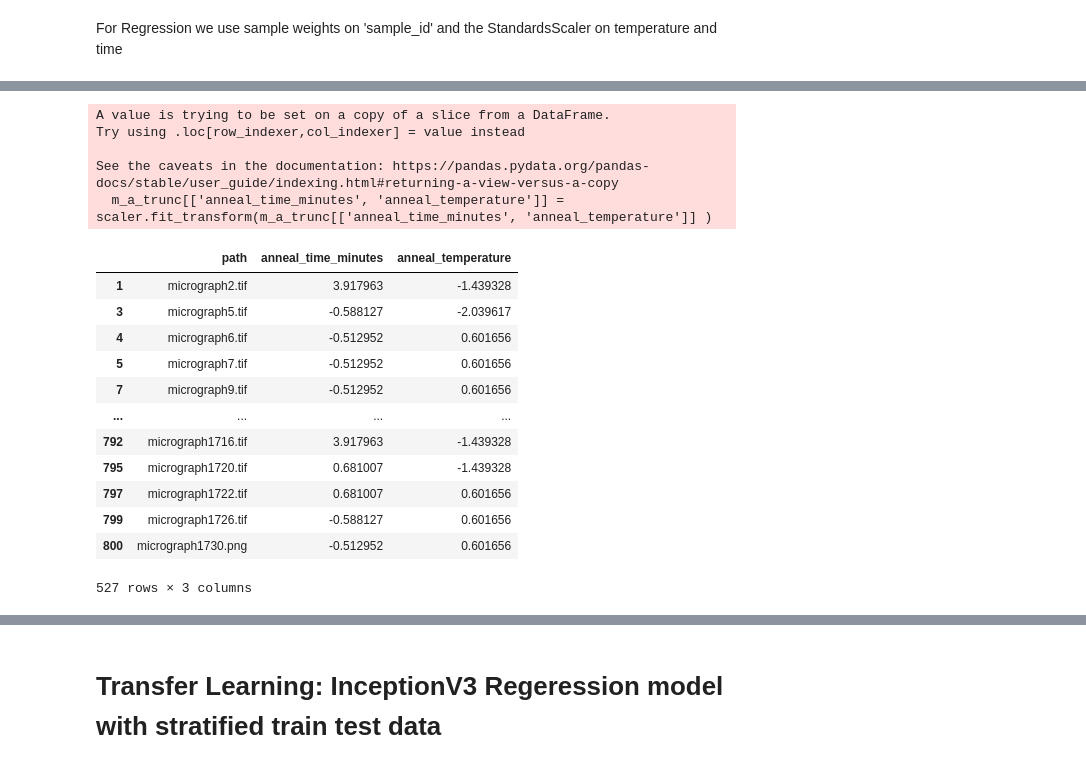
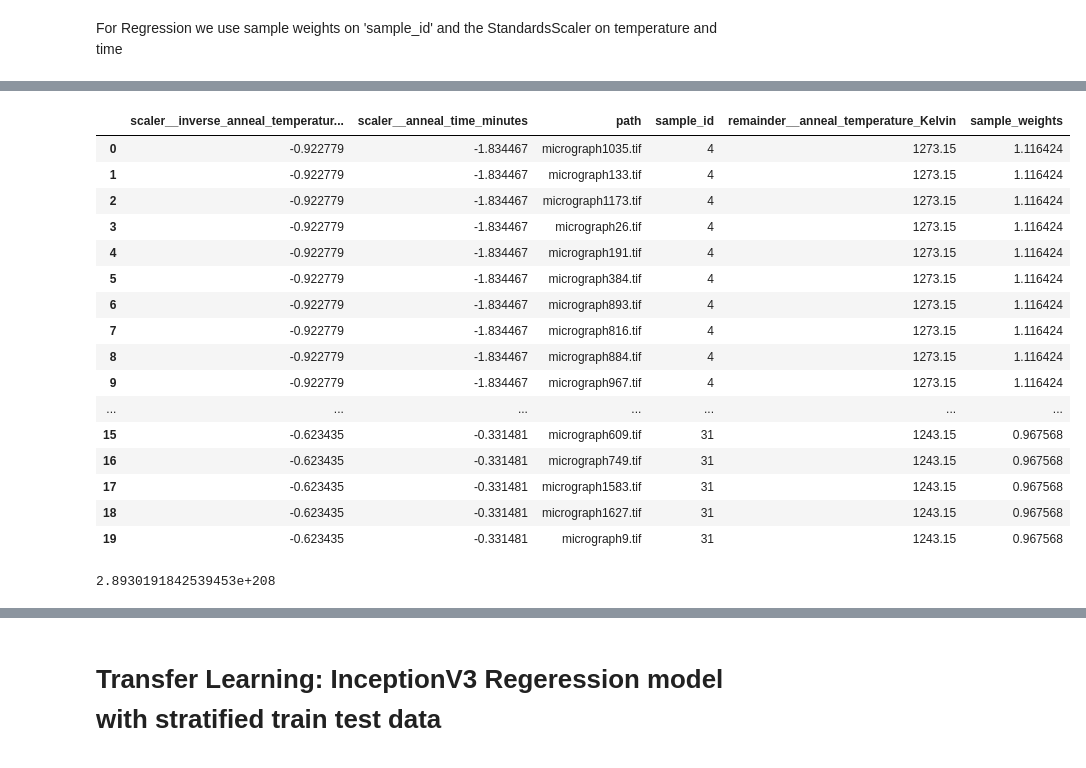
Before and after one commit to RobertGWolf/TDI-CapstoneProject, a Jupyter notebook: TDI-CapstoneProject.ipynb, the cells around one changed output, grey strips where cells are left out. Saved outputs shown, nothing was run; the diff lists cells and outputs as text; code cells hidden in the pictures.

```diff
--- a/TDI-CapstoneProject.ipynb
+++ b/TDI-CapstoneProject.ipynb
@@ -197,6 +295,7 @@ sample_weights = compute_class_weight(class_weight = 'balanced',
 
 SAMPLE_WEIGHTS = pd.DataFrame(zip(train_regression_preweight['sample_id'].unique(),sample_weights), columns = ['sample_id','sample_weights'])
 # %%
-train_regression = pd.merge(train_regression_preweight, SAMPLE_WEIGHTS, on = 'sample_id')
+train_regression_weights = pd.merge(train_regression_preweight, SAMPLE_WEIGHTS, on = 'sample_id')
+test_regression_weights = pd.merge(test_regression_preweight, SAMPLE_WEIGHTS, on = 'sample_id')
 # %%
-train_regression
+train_regression_weights['inverse_anneal_temperature_Kelvin'] = 1/train_regression_weights['anneal_temperature_Kelvin']
@@ -217,10 +304,17 @@ train_regression
+# %%
+train_regression_weights['log_log_time'] = np.log(train_regression_weights['anneal_time_minutes'])
+test_regression_weights['log_log_time'] = np.log(test_regression_weights['anneal_time_minutes'])
 # %%
-scaler = StandardScaler()
+ColScaler = ColumnTransformer([('scaler',StandardScaler(),[
+                                                           'anneal_time_minutes',
 
-m_a_trunc[['anneal_time_minutes', 'anneal_temperature']] = scaler.fit_transform(m_a_trunc[['anneal_time_minutes', 'anneal_temperature']] )
+                                                          ])],
+                              remainder = 'passthrough')
+
+ColScaler.set_output(transform ='pandas')
+
+train_regression = ColScaler.fit_transform(train_regression_weights)
+
+train_regression.rename(columns ={'remainder__path':'path',
+                         'remainder__sample_id':'sample_id',
+                         'remainder__sample_weights':'sample_weights'}, inplace = True)
-# %% [output]
-A value is trying to be set on a copy of a slice from a DataFrame.
-Try using .loc[row_indexer,col_indexer] = value instead
-
-See the caveats in the documentation: https://pandas.pydata.org/pandas-docs/stable/user_guide/indexing.html#returning-a-view-versus-a-copy
-  m_a_trunc[['anneal_time_minutes', 'anneal_temperature']] = scaler.fit_transform(m_a_trunc[['anneal_time_minutes', 'anneal_temperature']] )
@@ -226,0 +326,4 @@ See the caveats in the documentation: https://pandas.pydata.org/pandas-docs/stab
+# %%
+
+train_regression_weights['scaled temperature'] = train_regression_weights['anneal_temperature_Kelvin']/train_regression_weights['anneal_temperature_Kelvin'].max()
+train_regression = train_regression_weights[['path','sample_id','scaled temperature', 'anneal_time_minutes', 'sample_weights']]
@@ -227,16 +333,24 @@ See the caveats in the documentation: https://pandas.pydata.org/pandas-docs/stab
 # %%
-m_a_trunc
+train_regression.head(20)
 # %% [output]
-|  | path | anneal_time_minutes | anneal_temperature |
-| 1 | micrograph2.tif | 3.917963 | -1.439328 |
-| 3 | micrograph5.tif | -0.588127 | -2.039617 |
-| 4 | micrograph6.tif | -0.512952 | 0.601656 |
-| 5 | micrograph7.tif | -0.512952 | 0.601656 |
-| 7 | micrograph9.tif | -0.512952 | 0.601656 |
-| ... | ... | ... | ... |
-| 792 | micrograph1716.tif | 3.917963 | -1.439328 |
-| 795 | micrograph1720.tif | 0.681007 | -1.439328 |
-| 797 | micrograph1722.tif | 0.681007 | 0.601656 |
-| 799 | micrograph1726.tif | -0.588127 | 0.601656 |
-| 800 | micrograph1730.png | -0.512952 | 0.601656 |
+|  | scaler__inverse_anneal_temperatur... | scaler__anneal_time_minutes | path | sample_id | remainder__anneal_temperature_Kelvin | sample_weights |
+| 0 | -0.922779 | -1.834467 | micrograph1035.tif | 4 | 1273.15 | 1.116424 |
+| 1 | -0.922779 | -1.834467 | micrograph133.tif | 4 | 1273.15 | 1.116424 |
+| 2 | -0.922779 | -1.834467 | micrograph1173.tif | 4 | 1273.15 | 1.116424 |
+| 3 | -0.922779 | -1.834467 | micrograph26.tif | 4 | 1273.15 | 1.116424 |
+| 4 | -0.922779 | -1.834467 | micrograph191.tif | 4 | 1273.15 | 1.116424 |
+| 5 | -0.922779 | -1.834467 | micrograph384.tif | 4 | 1273.15 | 1.116424 |
+| 6 | -0.922779 | -1.834467 | micrograph893.tif | 4 | 1273.15 | 1.116424 |
+| 7 | -0.922779 | -1.834467 | micrograph816.tif | 4 | 1273.15 | 1.116424 |
+| 8 | -0.922779 | -1.834467 | micrograph884.tif | 4 | 1273.15 | 1.116424 |
+| 9 | -0.922779 | -1.834467 | micrograph967.tif | 4 | 1273.15 | 1.116424 |
+| ... | ... | ... | ... | ... | ... | ... |
+| 15 | -0.623435 | -0.331481 | micrograph609.tif | 31 | 1243.15 | 0.967568 |
+| 16 | -0.623435 | -0.331481 | micrograph749.tif | 31 | 1243.15 | 0.967568 |
+| 17 | -0.623435 | -0.331481 | micrograph1583.tif | 31 | 1243.15 | 0.967568 |
+| 18 | -0.623435 | -0.331481 | micrograph1627.tif | 31 | 1243.15 | 0.967568 |
+| 19 | -0.623435 | -0.331481 | micrograph9.tif | 31 | 1243.15 | 0.967568 |
-527 rows × 3 columns
+# %%
+np.exp(480)
+# %% [output]
+2.8930191842539453e+208
```
Also changed, not shown: parts of 196 cells of this notebook.
